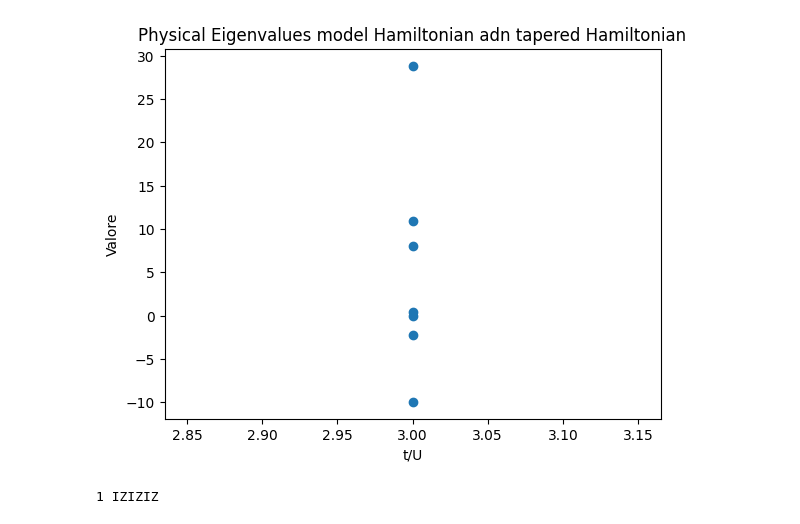
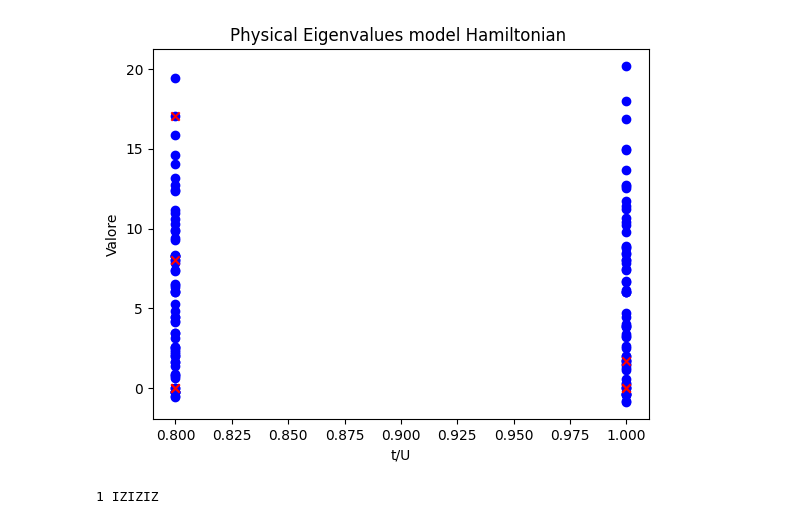
Before and after one commit to qismib/bisqt, a Jupyter notebook: notebooks/Tapering.ipynb, the cells around one changed output. Cells and saved outputs as stored; diff of their text form; code cells hidden in the pictures.

```diff
--- a/notebooks/Tapering.ipynb
+++ b/notebooks/Tapering.ipynb
@@ -99,0 +80,4 @@ print(eigenvalues_matrix_init)
+# %%
+H_eigenvalues_matrix_1.append(H_eigenvalues)
+H_eigenvalues_constrained_matrix_1.append(H_constrained_ok_eigenvalues)
+print(H_eigenvalues_constrained_matrix_1)
@@ -100,20 +109,53 @@ print(eigenvalues_matrix_init)
+# %%
+#METHOD 2 EIGENVALUES SELECTION
+
+H_instance.total_number
+total_number = PauliwordOp.from_qiskit(H_instance.total_number)
+
+total_number_matrix = H.to_sparse_matrix
+total_number_array = H_sparse_matrix.toarray()
+
+
+H_eigenvectors_normalized = []
+for eigenvector in H_eigenvectors:
+    norm = np.linalg.norm(eigenvector)
+    eigenvector_normalized = eigenvector / norm
+    H_eigenvectors_normalized.append(eigenvector_normalized)
+
+expectation_value = []
+for i in range(len(H_eigenvectors_normalized)):
+    expectation_value.append(np.dot(np.conj(np.array(H_eigenvectors_normalized[i])).T, np.dot(total_number_array, np.array(H_eigenvectors_normalized[i]))))
+
+
+H_eigenvalues_ok = []
+for i in range(len(H_eigenvectors)):
+    if expectation_value[i] <= 3 and np.isclose(expectation_value[i], np.round(expectation_value[i])) :
+        H_eigenvalues_ok.append(H_eigenvalues[i])
+# %%
+H_eigenvalues_matrix.append(H_eigenvalues)
+#print(H_eigenvalues_matrix)
+H_eigenvalues_constrained_matrix.append(H_eigenvalues_ok)
 # %%
 import matplotlib.pyplot as plt
 import numpy as np
 
-x_values = param_ratio_list
-y_values = eigenvalues_matrix_init
+x_values = np.real(param_ratio_list)
+y_values = np.real(H_eigenvalues_matrix)
+y_constrained = np.real(H_eigenvalues_constrained_matrix)
 
 for i in range(len(x_values)):
-    plt.plot([x_values[i]] * len(y_values[i]), y_values[i],marker='o', linestyle='none', label=f'Dataset {i+1}')
+    plt.scatter([x_values[i]] * len(y_values[i]), y_values[i], marker='o', label=f'Dataset {i+1}', color = 'b')
+
+for i in range(len(x_values)):
+    plt.scatter([x_values[i]] * len(y_constrained[i]), y_constrained[i], marker='x', label=f'Constrained Dataset {i+1}', color='red')
 
 plt.xlabel('t/U')
 plt.ylabel('Valore')
 
-plt.title('Physical Eigenvalues model Hamiltonian adn tapered Hamiltonian')
+plt.title('Physical Eigenvalues model Hamiltonian ')
 
 
 plt.show()
 # %% [output]
-[figure, old version]
+[figure, new version]
 # %%
```
Also changed, not shown: parts of 17 cells of this notebook.
